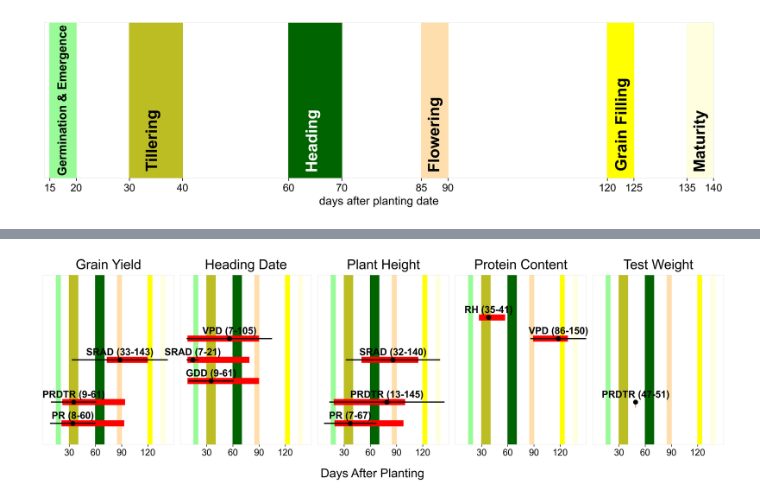
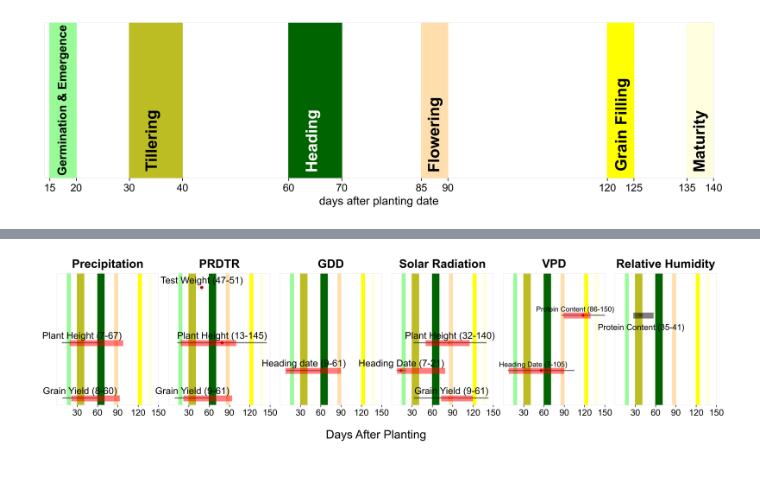
Before and after one commit to HNoorazar/Ag_Others, a Jupyter notebook: Ehsan/Wheat/Ehsan_Code_plot_periodFigures.ipynb, the cells around one changed output, grey strips where cells are left out. Saved outputs shown, nothing was run; the diff lists cells and outputs as text; code cells hidden in the pictures; blank space fills up the shorter version.

Commit message:
second plot
Bhupi Order

Bhupi Order

```diff
--- a/Ehsan/Wheat/Ehsan_Code_plot_periodFigures.ipynb
+++ b/Ehsan/Wheat/Ehsan_Code_plot_periodFigures.ipynb
@@ -18,7 +18,7 @@ from matplotlib import cm
 
 from datetime import datetime
 # %%
-data_dir_base = "/Users/hn/Documents/01_research_data/Ehsan/wheat/"
+data_dir_base = "/Users/hn/Documents/01_research_data/Others/Ehsan/wheat/"
 wheat_reOrganized = data_dir_base + "wheat_reOrganized/"
 
 wheat_plot_dir = data_dir_base + "plots/"
@@ -170,0 +340,6 @@ lines_properties = [
+# %%
+y_Grain_Yield = 1
+y_Heading_Date = 3
+y_Plant_Height = 5
+y_Protein_Content = 7
+y_Test_Weight = 9
@@ -174,60 +408,67 @@ params = {"font.family": "Arial",
           "legend.fontsize": tick_legend_FontSize * 1,
           "axes.labelsize": tick_legend_FontSize * 1.2,
           "axes.titlesize": tick_legend_FontSize * 2,
-          "xtick.labelsize": tick_legend_FontSize * 1.1,
-          "ytick.labelsize": tick_legend_FontSize * 1.1,
+          "xtick.labelsize": tick_legend_FontSize * 3,
+          "ytick.labelsize": tick_legend_FontSize * 3,
           "axes.titlepad": 10,
           "xtick.bottom": True,
-          "ytick.left": True,
+          "ytick.left": False,
           "xtick.labelbottom": True,
-          "ytick.labelleft": True,
+          "ytick.labelleft": False,
          'axes.linewidth' : .05}
 
 plt.rcParams.update(params)
 # %%
-# Create a figure and axes with 1 row and 5 columns
-fig, axes = plt.subplots(1, 5, figsize=(20, 5),
-                         gridspec_kw={"hspace": 0.15, "wspace": 0.05}, dpi=dpi_)
+# Manually define subplot titles
+subplot_titles = ["Precipitation", "PRDTR", "GDD", "Solar Radiation", "VPD", "Relative Humidity"]
 
-# Manually define subplot titles
-subplot_titles = ["Grain Yield", "Heading Date", "Plant Height", "Protein Content", "Test Weight"]
+fig, axes = plt.subplots(1, 6, figsize=(20, 4), sharex=True, sharey=True,
+                         gridspec_kw={"hspace": 0.15, "wspace": 0.1}, dpi=dpi_)
 
 # Add horizontal lines, labels, and points to each subplot
 for i, ax in enumerate(axes):
     props = lines_properties[i]
-    for y, x_start, x_end, color, linewidth_, label in zip(
+    for y, x_start, x_end, color_, linewidth_, label in zip(
         props['y'], props['x_start'], props['x_end'], props['colors'], props['linewidths'], props['labels']
     ):
+        # Add the label if specified
+        if label:
+            if subplot_titles[i] == "Relative Humidity":
+                midpoint_x = (x_start + x_end) / 2
+                ax.text(midpoint_x+(20*eps_), y-(eps_*40), label,
+                        color=color_, ha='center', va='bottom', fontsize=14)
+            elif subplot_titles[i] == "VPD":
+                midpoint_x = (x_start + x_end) / 2
+                ax.text(midpoint_x-(400*eps_), y+(5*eps_), label, color=color_,
+                        ha='center', va='bottom', fontsize=12)
+
+            else:
+                midpoint_x = (x_start + x_end) / 2
+                ax.text(midpoint_x, y+(5*eps_), label, color=color_, ha='center', va='bottom', fontsize=16)
+
         # Draw the horizontal line with specified color and thickness
         if color == thick_c:
-            ax.hlines(y=y, xmin=x_start, xmax=x_end, color=color,
-                      linestyle='-', linewidth=linewidth_, alpha=1)
+            ax.hlines(y=y, xmin=x_start, xmax=x_end, color=color_,
+                      linestyle='-', linewidth=linewidth_, alpha=.5)
         elif color == thin_c:
-            ax.hlines(y=y, xmin=x_start, xmax=x_end, color=color, linestyle='-', linewidth=linewidth_, zorder=3)
-        # Add the label if specified
-        if label:
-            midpoint_x = (x_start + x_end) / 2
-            ax.text(midpoint_x, y + 0.03, label, color=color, ha='center', va='bottom',
-                    fontsize=16, fontweight='bold')
+            ax.hlines(y=y, xmin=x_start, xmax=x_end, color=color_, linewidth=linewidth_, zorder=3, alpha=.6)
+
+
     # Add points if defined
     points = props.get('points', {})
-    if points: # Add points with custom size and color
-        ax.scatter(points['x'], points['y'], color=thin_c, s=50, label='Point', zorder=3)
+    if points:
+        ax.scatter(points['x'], points['y'], color=color_, s=20, label='Point')
     # Set specific x-axis ticks
-    ax.set_xticks([30, 60, 90, 120])
-    ax.set_xlim(0, 150)  # Adjust x-axis limits for better visualization
-    ax.set_title(subplot_titles[i], fontsize=22)  # Set manual title
-    ax.tick_params(axis='x', which='major', labelsize=15) # Increase tick label font size for x-axis only
-    ax.set_yticks([])  # Remove y-axis ticks and labels
-    ax.set_ylim(-1, 1)  # Set y-axis limits for better visualization
+    ax.set_xticks([30, 60, 90, 120, 150])
+    ax.set_title(subplot_titles[i], fontsize=20, fontweight='bold')  # Set manual title
+    ax.tick_params(axis='x', which='major', labelsize=15)
     plot_stages_in_color_no_text(ax)
 
-# Add a common x-axis label
-fig.supxlabel("days after planting".title(), fontsize=20, y=-0.05)  # Adjust `y` for spacing
-# plt.tight_layout()
-fig_name = period_figures_dir + "traits_windows_range"
+plt.xlim(0, 150)
+plt.ylim(0.5, 10)
+fig.supxlabel("days after planting".title(), fontsize=20, y=-0.1)
+fig_name = period_figures_dir + "climate_windows_range"
 plt.savefig(fig_name + ".pdf", bbox_inches='tight', dpi=dpi_)
 plt.savefig(fig_name + ".jpg", bbox_inches='tight', dpi=dpi_)
-plt.show()
 # %% [output]
-[figure, old version]
+[figure, new version]
```
Also changed, not shown: parts of 14 cells of this notebook, 1 other file.
